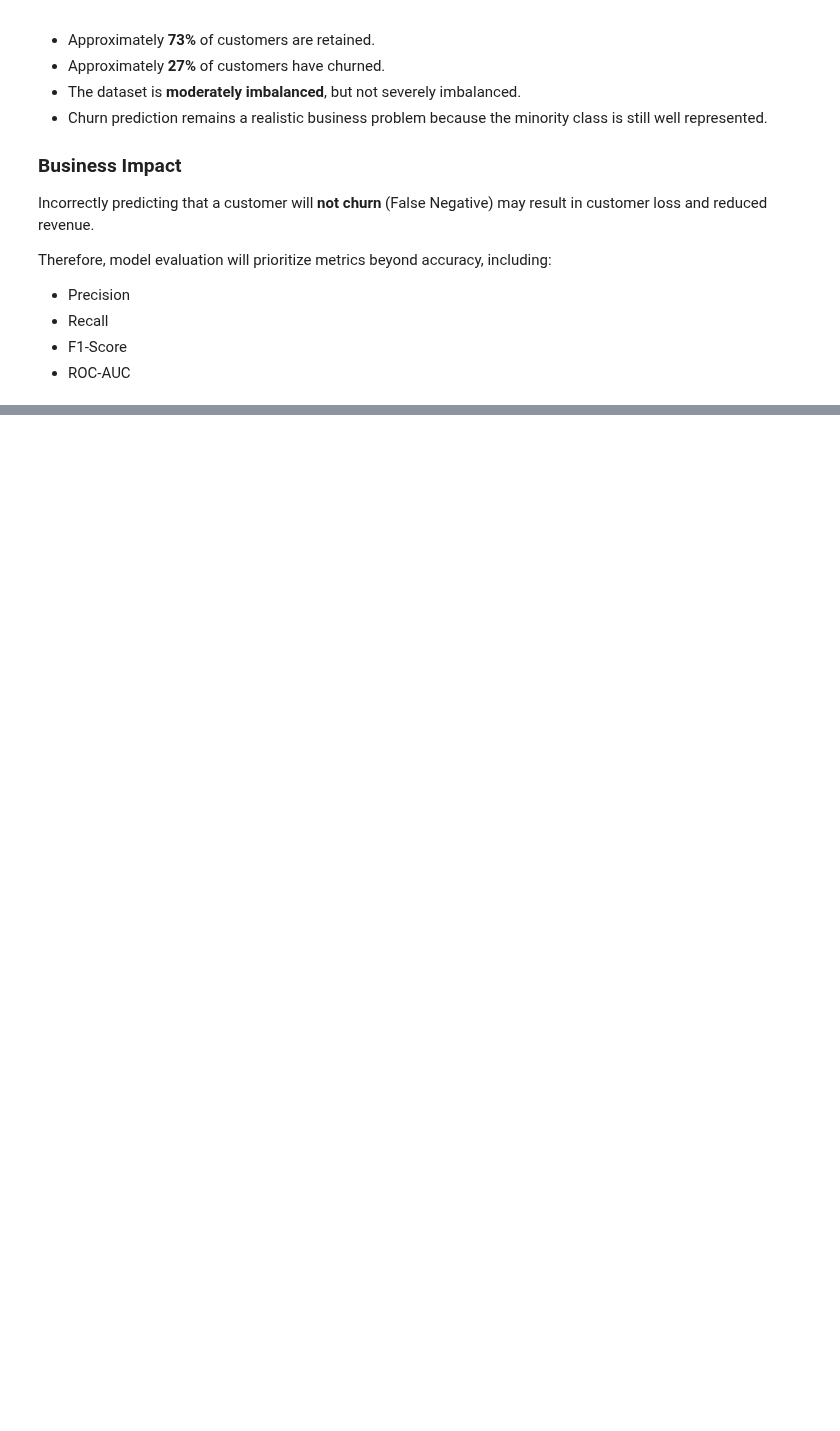
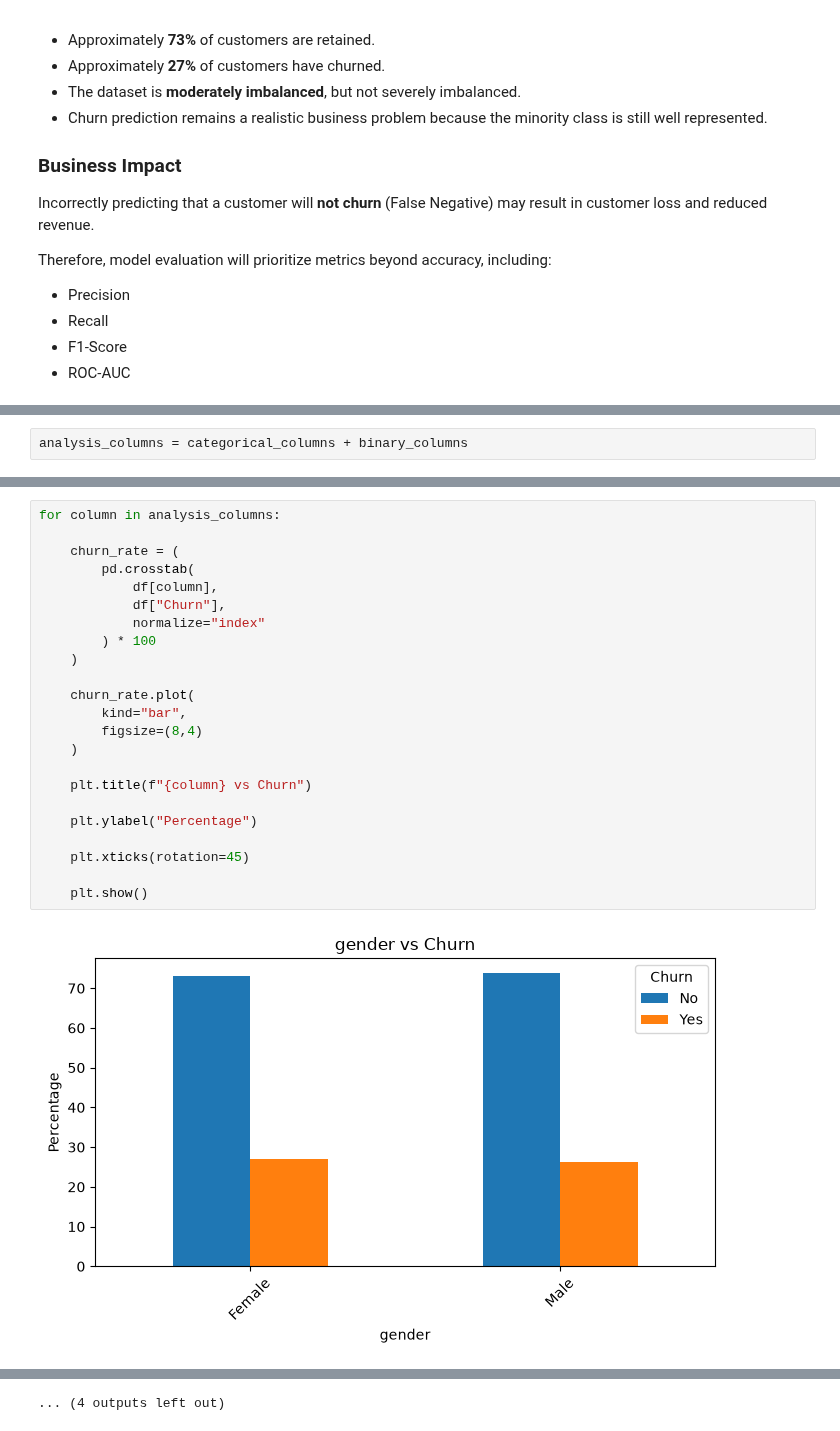
Before and after one commit to annnuspeaks/customer-churn-prediction, a Jupyter notebook: notebooks/02_exploratory_data_analysis.ipynb, the cells around one changed output, grey strips where cells are left out. Cells and saved outputs as stored; diff of their text form; blank space fills up the shorter version.

```diff
--- a/notebooks/02_exploratory_data_analysis.ipynb
+++ b/notebooks/02_exploratory_data_analysis.ipynb
@@ -367,0 +496,2 @@ Therefore, model evaluation will prioritize metrics beyond accuracy, including:
+# %%
+analysis_columns = categorical_columns + binary_columns
@@ -367,0 +651,25 @@ Therefore, model evaluation will prioritize metrics beyond accuracy, including:
+# %%
+for column in analysis_columns:
+
+    churn_rate = (
+        pd.crosstab(
+            df[column],
+            df["Churn"],
+            normalize="index"
+        ) * 100
+    )
+
+    churn_rate.plot(
+        kind="bar",
+        figsize=(8,4)
+    )
+
+    plt.title(f"{column} vs Churn")
+
+    plt.ylabel("Percentage")
+
+    plt.xticks(rotation=45)
+
+    plt.show()
+# %% [output]
+[figure, added]
@@ -367,0 +687 @@ Therefore, model evaluation will prioritize metrics beyond accuracy, including:
+... (4 outputs left out)
```
Also changed, not shown: parts of 16 cells of this notebook, 1 other file.
